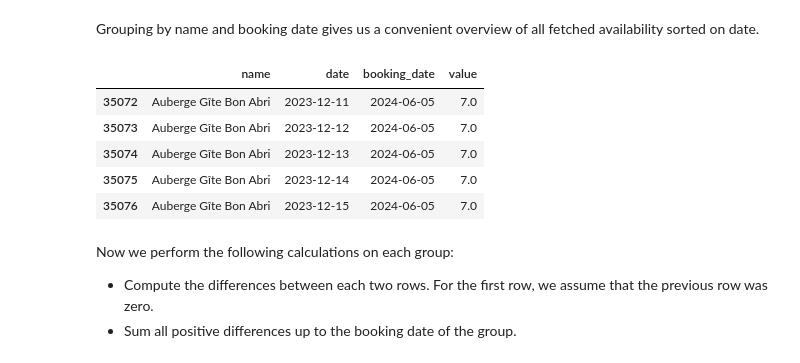
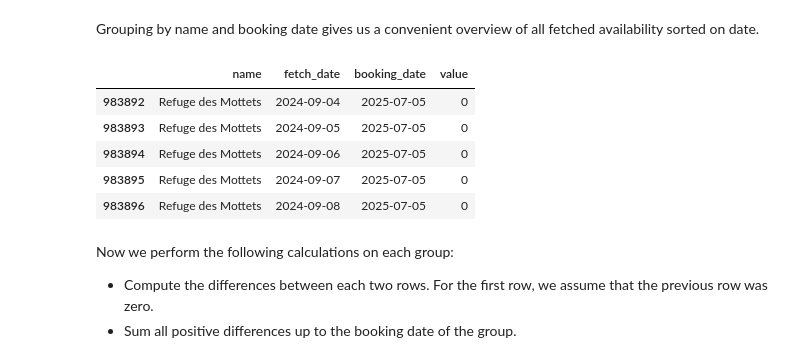
Before and after one commit to leonlan/tour-du-mont-blanc, a Jupyter notebook: data/analysis.ipynb, the cells around one changed output. Drawn from its saved outputs; the diff is of its cells as text; code cells hidden in the pictures.

```diff
--- a/data/analysis.ipynb
+++ b/data/analysis.ipynb
@@ -7,7 +11,8 @@ from datetime import datetime, timedelta
 import numpy as np
 import pandas as pd
 # %%
-DATA_DIR = Path("../daily/")
+YEAR = "2025" # booking season
+DATA_DIR = Path(YEAR) # availability data
 # %%
 def concat_all_dailies():
     dfs = []
@@ -16,8 +21,13 @@ def concat_all_dailies():
         df = pd.read_csv(loc)
         df = df.rename(columns={df.columns[0]: "name"})
 
-        date = pd.to_datetime(loc.stem)
-        df.insert(1, "date", date)  # Insert date as the second column
+        if len(loc.stem) == 10:
+            format = "%Y-%m-%d"
+        else:
+            format = "%Y-%m-%d-%H"
+
+        date = pd.to_datetime(loc.stem, format=format)
+        df.insert(1, "fetch_date", date)  # Insert fetch date as the second column
         dfs.append(df)
 
     return pd.concat(dfs, ignore_index=True)
@@ -54,6 +64,6 @@ Then $$\sum_{d=s}^{e} \max \{\Delta_d^{hb}, 0\}$$ calculates the number of booka
 We have to prepare the data first.
 Here we order the availablility data on name and date.
 # %%
-on_name_date = df.sort_values(['name', 'date'])
+on_name_date = df.sort_values(['name', 'fetch_date'])
 on_name_date.head()
 # %% [output]
@@ -67,7 +77,7 @@ on_name_date.head()
 # %% [markdown]
 It's much easier to work with rows, so we transform the booking date columns into rows.
 # %%
-booking_dates = [c for c in on_name_date.columns if c not in ["name", "date"]]
-melted = pd.melt(on_name_date, id_vars=["name", "date"], value_vars=booking_dates, var_name="booking_date")
+booking_dates = [c for c in on_name_date.columns if c not in ["name", "fetch_date"]]
+melted = pd.melt(on_name_date, id_vars=["name", "fetch_date"], value_vars=booking_dates, var_name="booking_date")
 melted.head()
 # %% [output]
@@ -81,14 +91,17 @@ melted.head()
 Grouping by name and booking date gives us a convenient overview of all fetched availability sorted on date.
 # %%
 by_name_booking = melted.groupby(["name", "booking_date"])
-by_name_booking.get_group(('Auberge Gîte Bon Abri', '2024-06-05')).head()
+
+name = 'Refuge des Mottets'
+date = f'{YEAR}-07-05'
+by_name_booking.get_group((name, date)).head()
 # %% [output]
-|  | name | date | booking_date | value |
-| 35072 | Auberge Gîte Bon Abri | 2023-12-11 | 2024-06-05 | 7.0 |
-| 35073 | Auberge Gîte Bon Abri | 2023-12-12 | 2024-06-05 | 7.0 |
-| 35074 | Auberge Gîte Bon Abri | 2023-12-13 | 2024-06-05 | 7.0 |
-| 35075 | Auberge Gîte Bon Abri | 2023-12-14 | 2024-06-05 | 7.0 |
-| 35076 | Auberge Gîte Bon Abri | 2023-12-15 | 2024-06-05 | 7.0 |
+|  | name | fetch_date | booking_date | value |
+| 983892 | Refuge des Mottets | 2024-09-04 | 2025-07-05 | 0 |
+| 983893 | Refuge des Mottets | 2024-09-05 | 2025-07-05 | 0 |
+| 983894 | Refuge des Mottets | 2024-09-06 | 2025-07-05 | 0 |
+| 983895 | Refuge des Mottets | 2024-09-07 | 2025-07-05 | 0 |
+| 983896 | Refuge des Mottets | 2024-09-08 | 2025-07-05 | 0 |
 # %% [markdown]
 Now we perform the following calculations on each group:
 - Compute the differences between each two rows. For the first row, we assume that the previous row was zero.
```
Also changed, not shown: parts of 13 cells of this notebook.
